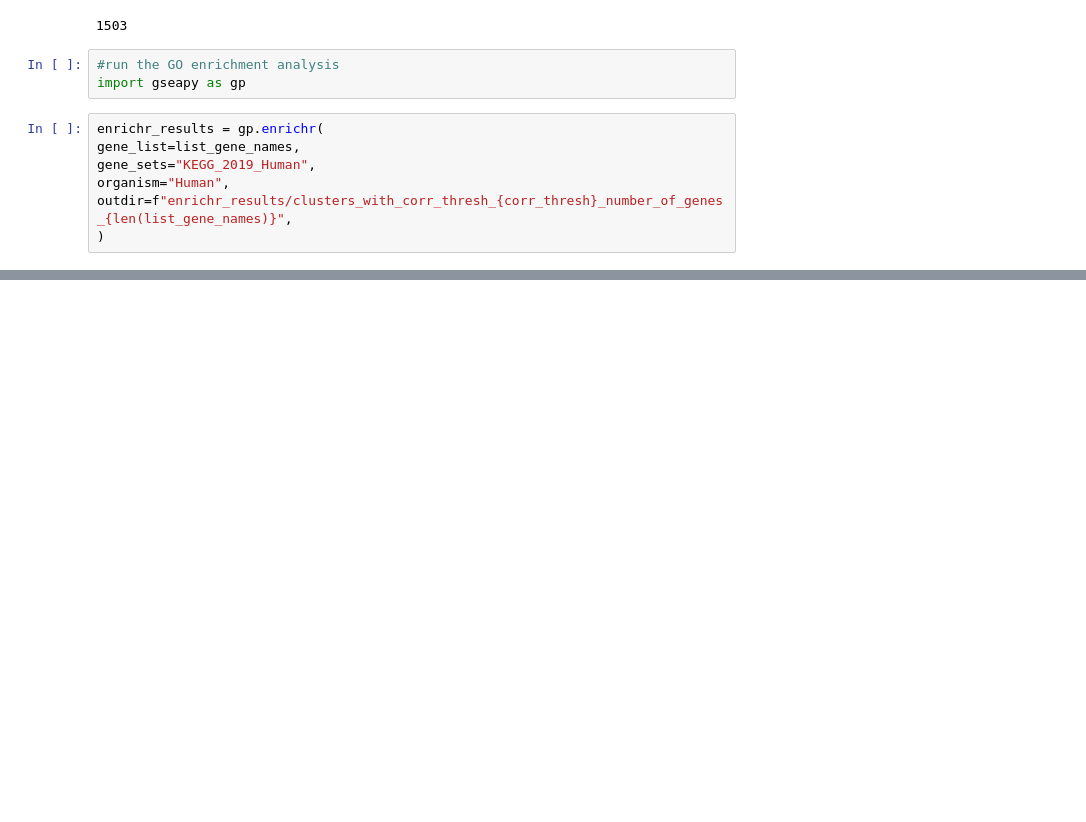
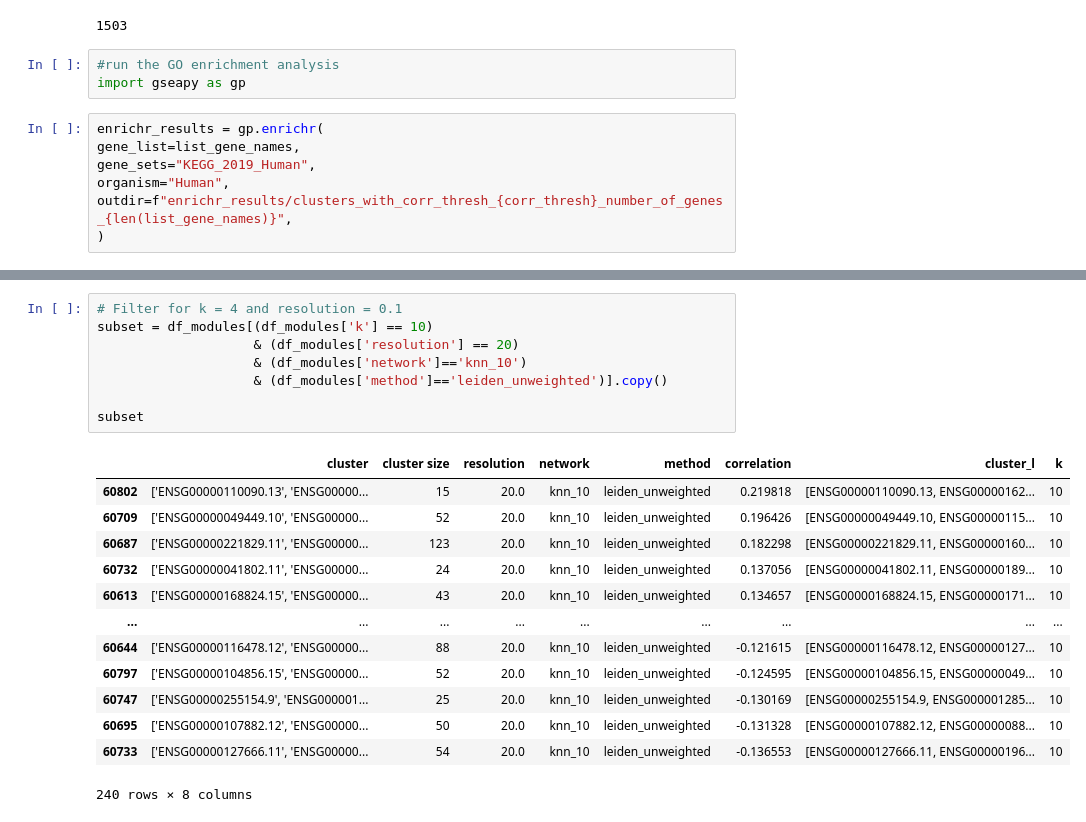
Before and after one commit to FatemehFN/Kbase, a Jupyter notebook: module_analysis.ipynb, the cells around one changed output, grey strips where cells are left out. Cells and saved outputs as stored; diff of their text form; blank space fills up the shorter version.

```diff
--- a/module_analysis.ipynb
+++ b/module_analysis.ipynb
@@ -53,0 +133,22 @@ outdir=f"enrichr_results/clusters_with_corr_thresh_{corr_thresh}_number_of_genes
+# %%
+# Filter for k = 4 and resolution = 0.1
+subset = df_modules[(df_modules['k'] == 10)
+                    & (df_modules['resolution'] == 20)
+                    & (df_modules['network']=='knn_10')
+                    & (df_modules['method']=='leiden_unweighted')].copy()
+
+subset
+# %% [output]
+|  | cluster | cluster size | resolution | network | method | correlation | cluster_l | k |
+| 60802 | ['ENSG00000110090.13', 'ENSG00000... | 15 | 20.0 | knn_10 | leiden_unweighted | 0.219818 | [ENSG00000110090.13, ENSG00000162... | 10 |
+| 60709 | ['ENSG00000049449.10', 'ENSG00000... | 52 | 20.0 | knn_10 | leiden_unweighted | 0.196426 | [ENSG00000049449.10, ENSG00000115... | 10 |
+| 60687 | ['ENSG00000221829.11', 'ENSG00000... | 123 | 20.0 | knn_10 | leiden_unweighted | 0.182298 | [ENSG00000221829.11, ENSG00000160... | 10 |
+| 60732 | ['ENSG00000041802.11', 'ENSG00000... | 24 | 20.0 | knn_10 | leiden_unweighted | 0.137056 | [ENSG00000041802.11, ENSG00000189... | 10 |
+| 60613 | ['ENSG00000168824.15', 'ENSG00000... | 43 | 20.0 | knn_10 | leiden_unweighted | 0.134657 | [ENSG00000168824.15, ENSG00000171... | 10 |
+| ... | ... | ... | ... | ... | ... | ... | ... | ... |
+| 60644 | ['ENSG00000116478.12', 'ENSG00000... | 88 | 20.0 | knn_10 | leiden_unweighted | -0.121615 | [ENSG00000116478.12, ENSG00000127... | 10 |
+| 60797 | ['ENSG00000104856.15', 'ENSG00000... | 52 | 20.0 | knn_10 | leiden_unweighted | -0.124595 | [ENSG00000104856.15, ENSG00000049... | 10 |
+| 60747 | ['ENSG00000255154.9', 'ENSG000001... | 25 | 20.0 | knn_10 | leiden_unweighted | -0.130169 | [ENSG00000255154.9, ENSG000001285... | 10 |
+| 60695 | ['ENSG00000107882.12', 'ENSG00000... | 50 | 20.0 | knn_10 | leiden_unweighted | -0.131328 | [ENSG00000107882.12, ENSG00000088... | 10 |
+| 60733 | ['ENSG00000127666.11', 'ENSG00000... | 54 | 20.0 | knn_10 | leiden_unweighted | -0.136553 | [ENSG00000127666.11, ENSG00000196... | 10 |
+240 rows × 8 columns
```
Also changed, not shown: parts of 7 cells of this notebook.
